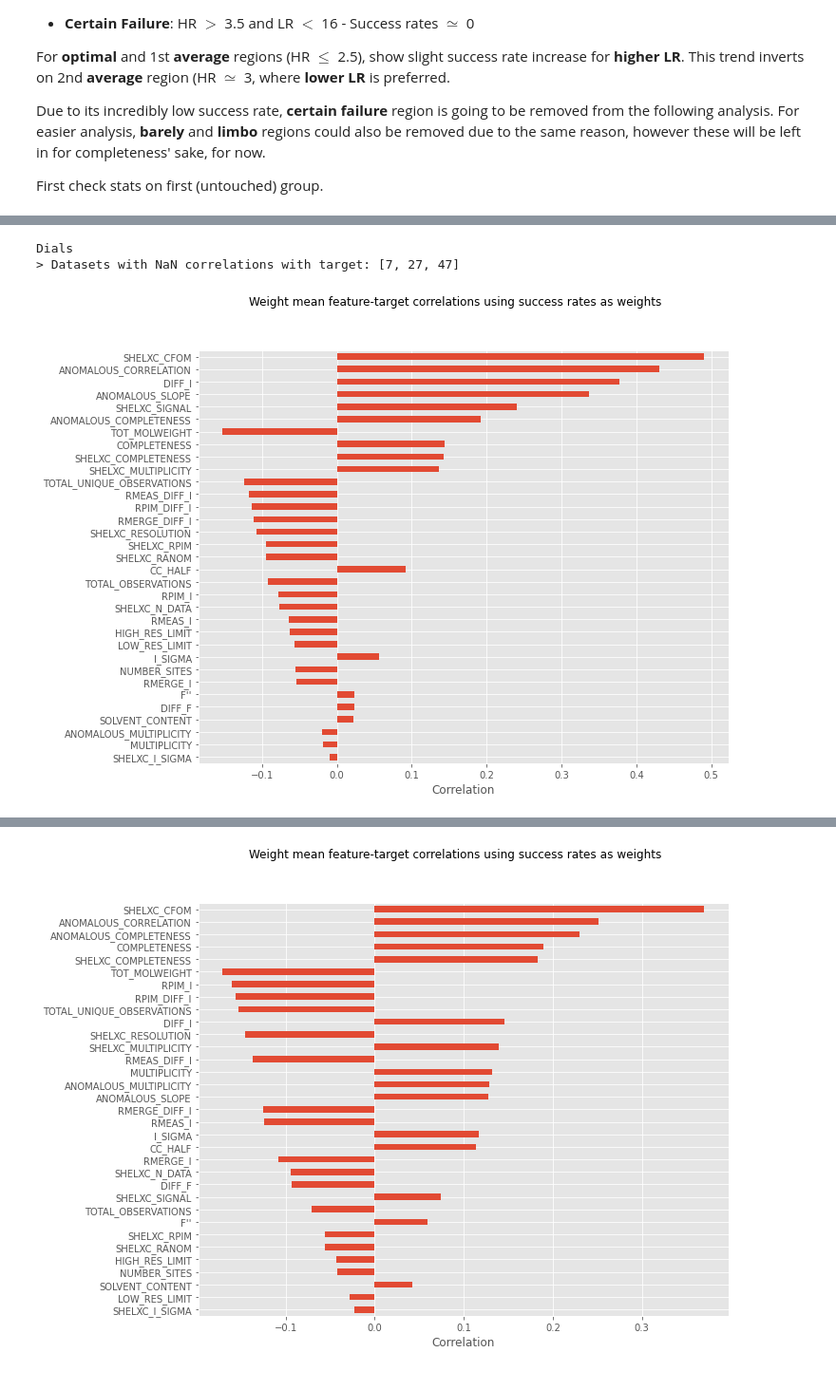
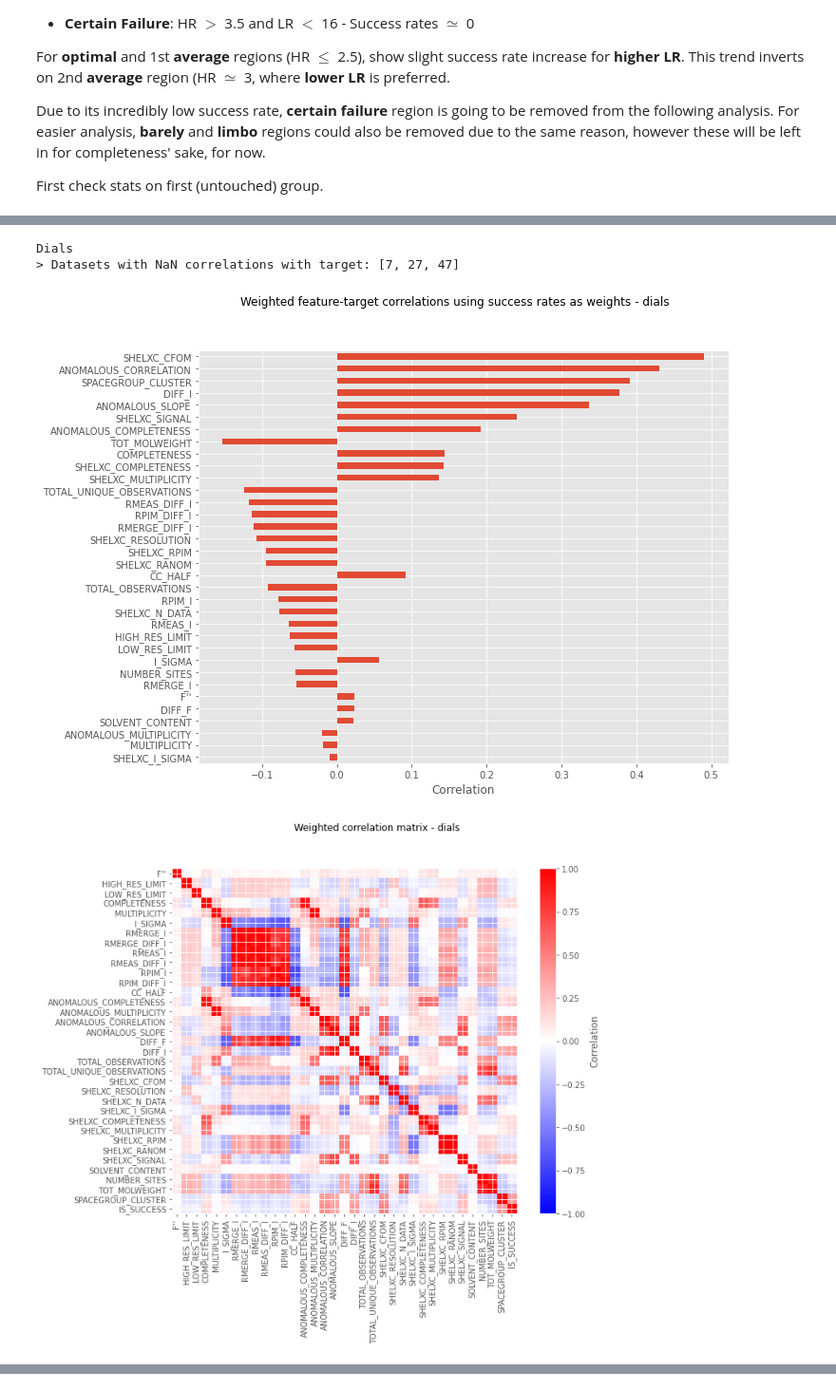
Before and after one commit to Sharkmas6/Diamond_ML, a Jupyter notebook: jupyter/Grouping_Res_2.0.ipynb, the cells around one changed output, grey strips where cells are left out. Shown at 95% size. Saved outputs shown, nothing was run; the diff lists cells and outputs as text; code cells hidden in the pictures.

```diff
--- a/jupyter/Grouping_Res_2.0.ipynb
+++ b/jupyter/Grouping_Res_2.0.ipynb
@@ -153,11 +153,18 @@ Due to its incredibly low success rate, **certain failure** region is going to b
 First check stats on first (untouched) group.
 # %%
 from matplotlib.colors import CenteredNorm
+from grouping import cluster_spacegroups
 
 
 for db_kind, datum in data.items():
     print(db_kind.title())
-    x, y, union = datum.unpack(drop_col=["SPACEGROUP", "DATASET_id", "RESOLUTION_LOW", "RESOLUTION_HIGH"], union=True)
+    x, y, union = datum.unpack(drop_col=["DATASET_id", "RESOLUTION_LOW", "RESOLUTION_HIGH"], union=True)
+
+    # encode spacegroup to int based on success rate cluster
+    n_clusters = 4 if db_kind == "dials" else 5
+    _, spc_grp_map, _ = cluster_spacegroups(union, n_clusters)
+    x["SPACEGROUP_CLUSTER"] = x["SPACEGROUP"].map(spc_grp_map)
+    x = x.drop("SPACEGROUP", axis=1)
 
     # take only untouched data
     i = 1
@@ -248,7 +256,7 @@ lows, highs = ["OG", 80, 60, 40, 20, 18, 16, 14, 12, 10], ["OG", 1.5, 2, 2.5, 3,
 
 for db_kind, datum in data.items():
     print(db_kind.title())
-    x, y = datum.unpack(drop_col=["SPACEGROUP", "DATASET_id"])
+    x, y, union = datum.unpack(drop_col=["DATASET_id"], union=True)
 
     # get low/high resolution limits
     res_col_names = ["DATASET_NAME", "RESOLUTION_LOW", "RESOLUTION_HIGH"]
@@ -256,17 +264,23 @@ for db_kind, datum in data.items():
     res_map.set_index("DATASET_NAME", inplace=True)
     x = x.drop(res_col_names, axis=1)
 
+    # encode spacegroup to int based on success rate cluster
+    n_clusters = 4 if db_kind == "dials" else 5
+    _, spc_grp_map, _ = cluster_spacegroups(union, n_clusters)
+    x["SPACEGROUP_CLUSTER"] = x["SPACEGROUP"].map(spc_grp_map)
+    x = x.drop("SPACEGROUP", axis=1)
+
     # group data
     groups = GroupedData(x, y)
     groups.group(res_map.index)
 
     # sort groups
-    names = res_map.index.unique().tolist()
-    names.sort()
-    groups.sort(names, inplace=True)
+    grp_names = res_map.index.unique().tolist()
+    grp_names.sort()
+    groups.sort(grp_names, inplace=True)
 
     # prepare lists for correlation tables and success rates to be used as weights
-    correlations, nas, weights = [], [], []
+    corrs, nas, weights = [], [], []
 
     # for every low/high resolution combination
     for i, group in groups:
@@ -275,51 +289,66 @@ for db_kind, datum in data.items():
         '''print(f"{'-' * 30}\n"
               f"Dataset {i}\n"
               f"> Resolution Limits > Low: {low:.1f}; High: {high:.1f}")'''
-        x, y = group.unpack()
+        x, y, union = group.unpack(union=True)
+        n_feats = union.columns.size
 
         # certain failure region exception
         if low < 16 and high > 3:
             weights.append(0)
-            correlations.append(np.zeros(shape=(x.columns.size,)))
+            corrs.append(np.zeros(shape=(n_feats, n_feats)))
             #print("Skipped")
             continue
 
+        # store correlation matrix
+        corr = union.corr()
 
-        # store correlation with target
-        corr = x.corrwith(y)
-
-        if corr.isna().all():
+        # case has NaN feature-target correlation
+        if corr["IS_SUCCESS"].isna().all():
             #print(f"DATASET {i} has only NaN correlations")
-            correlations.append(np.zeros_like(corr))
+            corrs.append(np.zeros_like(corr))
             nas.append(i)
             weights.append(0)
         else:
             # store success rate as weight
-            correlations.append(corr.values)
+            corrs.append(corr.values.tolist())
             weights.append(y.sum()/y.size)
-
 
 
     # reshape as dataframe and create weighted average of correlations
     print(f"> Datasets with NaN correlations with target: {nas}")
-    correlations = pd.DataFrame(correlations, index=names, columns=x.columns)
-    corr_weighted = pd.Series(np.average(correlations, weights=weights, axis=0), index=correlations.columns)
-    corr_weighted_sorted = corr_weighted.sort_values(key=lambda k: abs(k))
+    corr_weighted = np.average(np.array(corrs), weights=weights, axis=0)  # 35x35 correlation matrix
+    corr_weighted = pd.DataFrame(corr_weighted, index=union.columns, columns=union.columns)
+    corr_target = corr_weighted["IS_SUCCESS"].drop("IS_SUCCESS")  # isolate feature-target
+    corr_target_sorted = corr_target.sort_values(key=lambda k: abs(k))
 
-    # show correlations
-    corr_weighted_sorted.plot.barh(figsize=(10, 8))
+    # show feature-target correlations
+    figsize = (10, 8)
+    corr_target_sorted.plot.barh(figsize=figsize)
     plt.xlabel("Correlation")
-    plt.suptitle("Weight mean feature-target correlations using success rates as weights")
+    plt.suptitle(f"Weighted feature-target correlations using success rates as weights - {db_kind}")
+    plt.gcf().set_size_inches(*figsize)
+    plt.savefig(fr"../figures/correlation_target_{db_kind}_weighted.png")
+    plt.show()
+
+    # show feature-feature correlations
+    plt.imshow(corr_weighted, cmap="bwr", norm=CenteredNorm())
+    plt.gcf().set_size_inches(*figsize)
+    plt.colorbar(label="Correlation")
+
+    # labels and ticks
+    plt.xticks(range(union.columns.size), union.columns, rotation=90)
+    plt.yticks(range(union.columns.size), union.columns)
+    plt.suptitle(f"Weighted correlation matrix - {db_kind}")
 
     # show results
-    plt.savefig(fr"../figures/correlation_target_{db_kind}_weighted.png")
+    plt.savefig(fr"../figures/correlation_matrix_{db_kind}_weighted.png")
     plt.show()
     print("-"*60)
 # %% [output]
 Dials
 > Datasets with NaN correlations with target: [7, 27, 47]
-[figure, old version]
+[figure, new version]
+[figure, new version]
 ------------------------------------------------------------
 3Dii
 > Datasets with NaN correlations with target: []
-[figure, old version]
```
Also changed, not shown: parts of 8 cells of this notebook, 4 other files.
